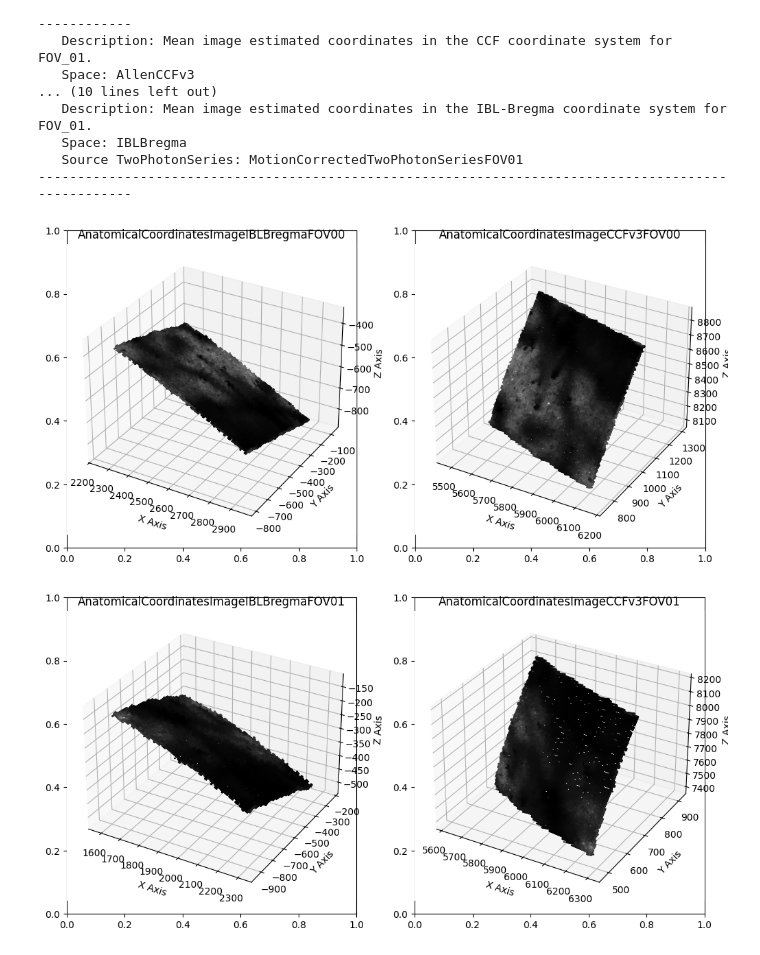
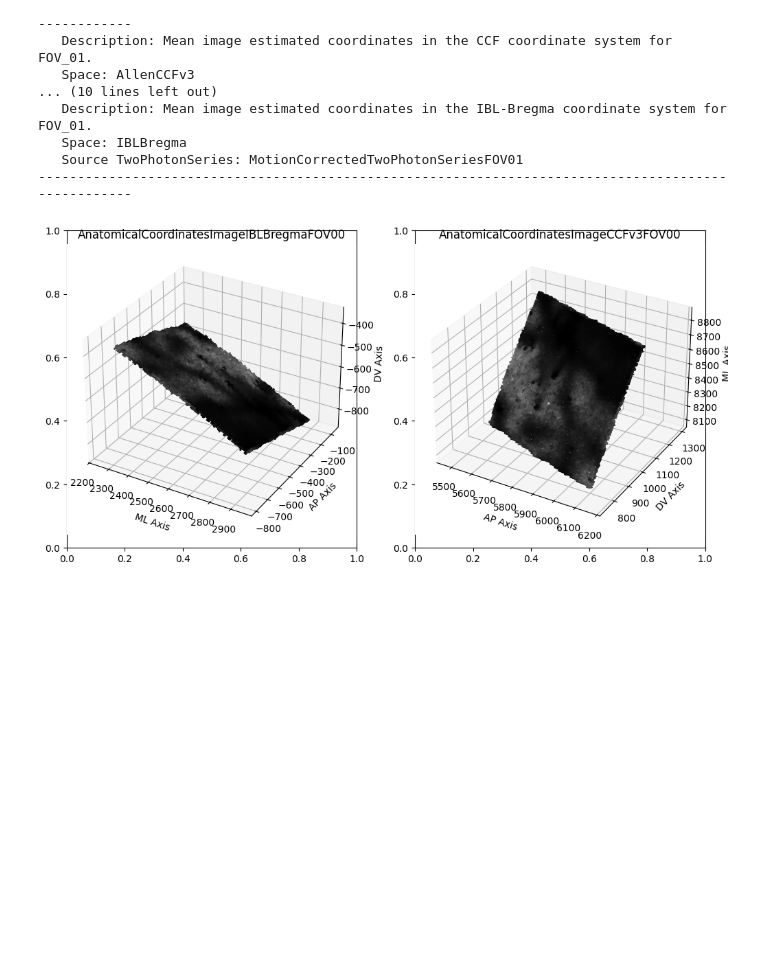
Before and after one commit to catalystneuro/IBL-mesoscope-to-nwb, a Jupyter notebook: src/ibl_mesoscope_to_nwb/mesoscope2025/tutorials/anatomical_localization.ipynb, the cells around one changed output. Cells and saved outputs as stored; diff of their text form; code cells hidden in the pictures; blank space fills up the shorter version.

Commit message:
improve visualization

```diff
--- a/src/ibl_mesoscope_to_nwb/mesoscope2025/tutorials/anatomical_localization.ipynb
+++ b/src/ibl_mesoscope_to_nwb/mesoscope2025/tutorials/anatomical_localization.ipynb
@@ -120,3 +120,10 @@ Session start time:
 ---
 
 # 2. Anatomical Localization <a id="loc"></a>
+# %%
+FOV_names = []
+for name, plane in nwbfile.imaging_planes.items():
+    print(f"Imaging Plane: {name}")
+    print(f"   Description: {plane.description}")
+    print("-" * 100)
+    FOV_names.append(f"FOV{plane.name.split('FOV')[-1]}")  # Extract FOV identifier and store
@@ -130,16 +144,9 @@ for table_name in nwbfile.lab_meta_data["localization"].anatomical_coordinates_t
     table = nwbfile.lab_meta_data["localization"].anatomical_coordinates_tables[table_name]
     print(f"Anatomical Coordinates Table: {table_name}")
     print(f"   Description: {table.description}")
+    print(f"   Space: {table.space.name}")
+    print(f"   PlaneSegmentation table: {table.localized_entity.table.name}")
     display(table.to_dataframe().head(5))  # Print first 5 rows as example
-    fig = plt.figure(figsize=(8, 6))
-    ax = fig.add_subplot(111, projection="3d")
-    for i in range(10):
-        ax.scatter3D(table.x[i], table.y[i], table.z[i], marker="D", s=10)
-    ax.set_xlabel('X Axis')
-    ax.set_ylabel('Y Axis')
-    ax.set_zlabel('Z Axis')
-    ax.set_title(f"{table_name.replace('_', ' ')}")
-    plt.show()
     print("-" * 100)
 # %% [output]
 === ANATOMICAL LOCALIZATION OF ROIS ===
@@ -250,30 +295,33 @@ Anatomical Coordinates Image: AnatomicalCoordinatesImageCCFv3FOV01
    Source TwoPhotonSeries: MotionCorrectedTwoPhotonSeriesFOV01
 ----------------------------------------------------------------------------------------------------
 # %%
-for summary_image_name, summary_image in summary_images_module.images.items():
-    FOV_number = summary_image_name.split("FOV")[-1]  # Extract FOV identifier from image name
-    FOV_name = f"FOV{FOV_number}"
+for coord_image_name, coord_image in nwbfile.lab_meta_data["localization"].anatomical_coordinates_images.items():
+    if "IBLBregma" in coord_image.space.name:
+        prefix_ibl_coord_image_name = coord_image_name.split("FOV")[0]
+    if "AllenCCFv3" in coord_image.space.name:
+        prefix_ccf_coord_image_name = coord_image_name.split("FOV")[0]
+
+for FOV_name in FOV_names:
     fig, axes = plt.subplots(1, 2, dpi=100) # Two spaces: IBL Bregma and Allen CCF
-    groups = summary_image.data[:]
+    groups = summary_images_module.images[f"MeanImage{FOV_name}"].data[:]
     ibl_image = nwbfile.lab_meta_data["localization"].anatomical_coordinates_images[
-        f"AnatomicalCoordinatesImageIBLBregma{FOV_name}"
+        f"{prefix_ibl_coord_image_name}{FOV_name}"
     ]
     ccf_image = nwbfile.lab_meta_data["localization"].anatomical_coordinates_images[
-        f"AnatomicalCoordinatesImageCCFv3{FOV_name}"
+        f"{prefix_ccf_coord_image_name}{FOV_name}"
     ]
     axes[0] = fig.add_subplot(121, projection="3d")
     axes[0].scatter3D(ibl_image.x, ibl_image.y, ibl_image.z, marker=".", c=groups, cmap="Greys_r", s=1)
-    axes[0].set_xlabel("X Axis")
-    axes[0].set_ylabel("Y Axis")
-    axes[0].set_zlabel("Z Axis")
+    axes[0].set_xlabel("ML Axis")
+    axes[0].set_ylabel("AP Axis")
+    axes[0].set_zlabel("DV Axis")
     axes[0].set_title(f"{ibl_image.name.replace('_', ' ')}")
     axes[1] = fig.add_subplot(122, projection="3d")
     axes[1].scatter3D(ccf_image.x, ccf_image.y, ccf_image.z, marker=".", c=groups, cmap="Greys_r", s=1)
-    axes[1].set_xlabel("X Axis")
-    axes[1].set_ylabel("Y Axis")
-    axes[1].set_zlabel("Z Axis")
+    axes[1].set_xlabel("AP Axis")
+    axes[1].set_ylabel("DV Axis")
+    axes[1].set_zlabel("ML Axis")
     axes[1].set_title(f"{ccf_image.name.replace('_', ' ')}")
     plt.show()
 # %% [output]
-[figure, old version]
+[figure, new version]
-[figure, removed]
```
Also changed, not shown: parts of 3 cells of this notebook.
